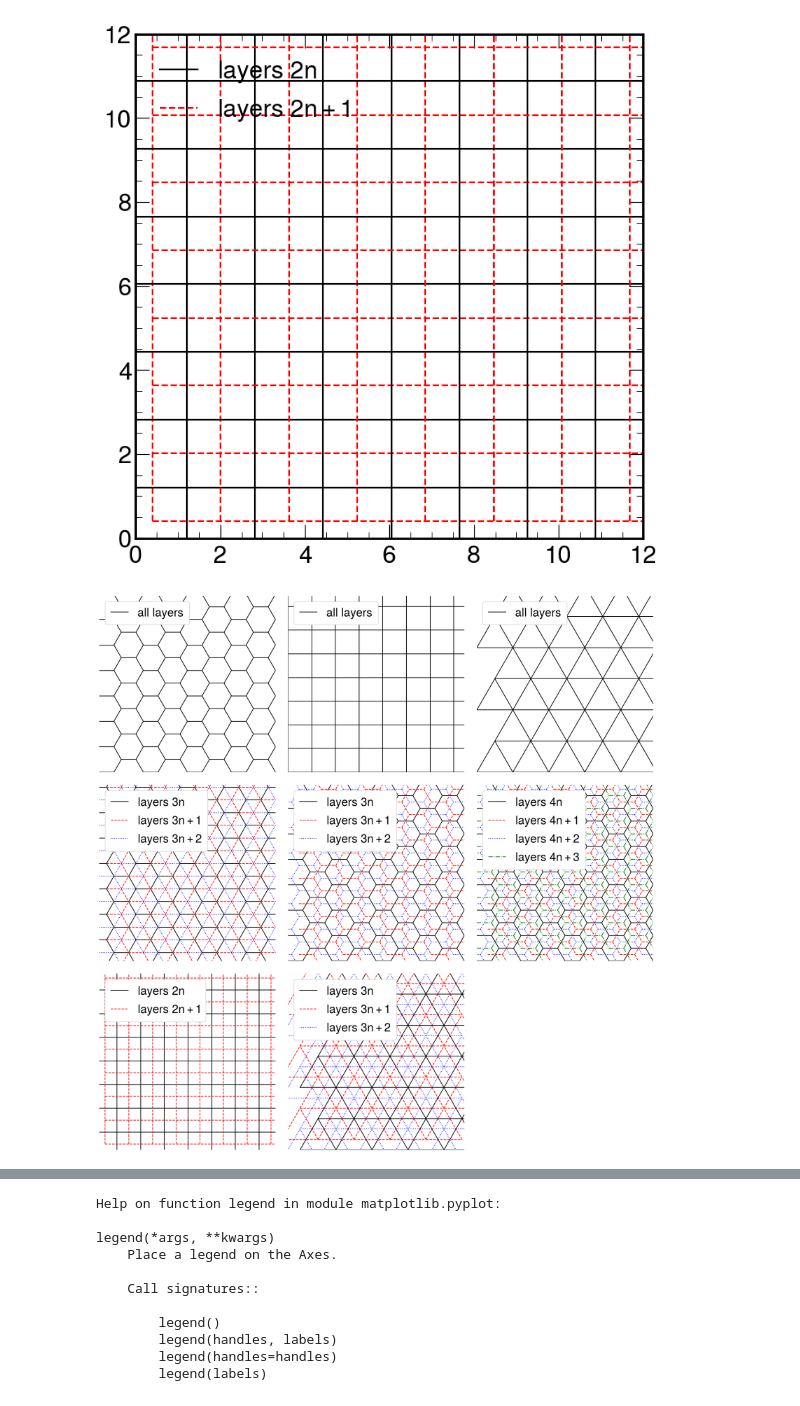
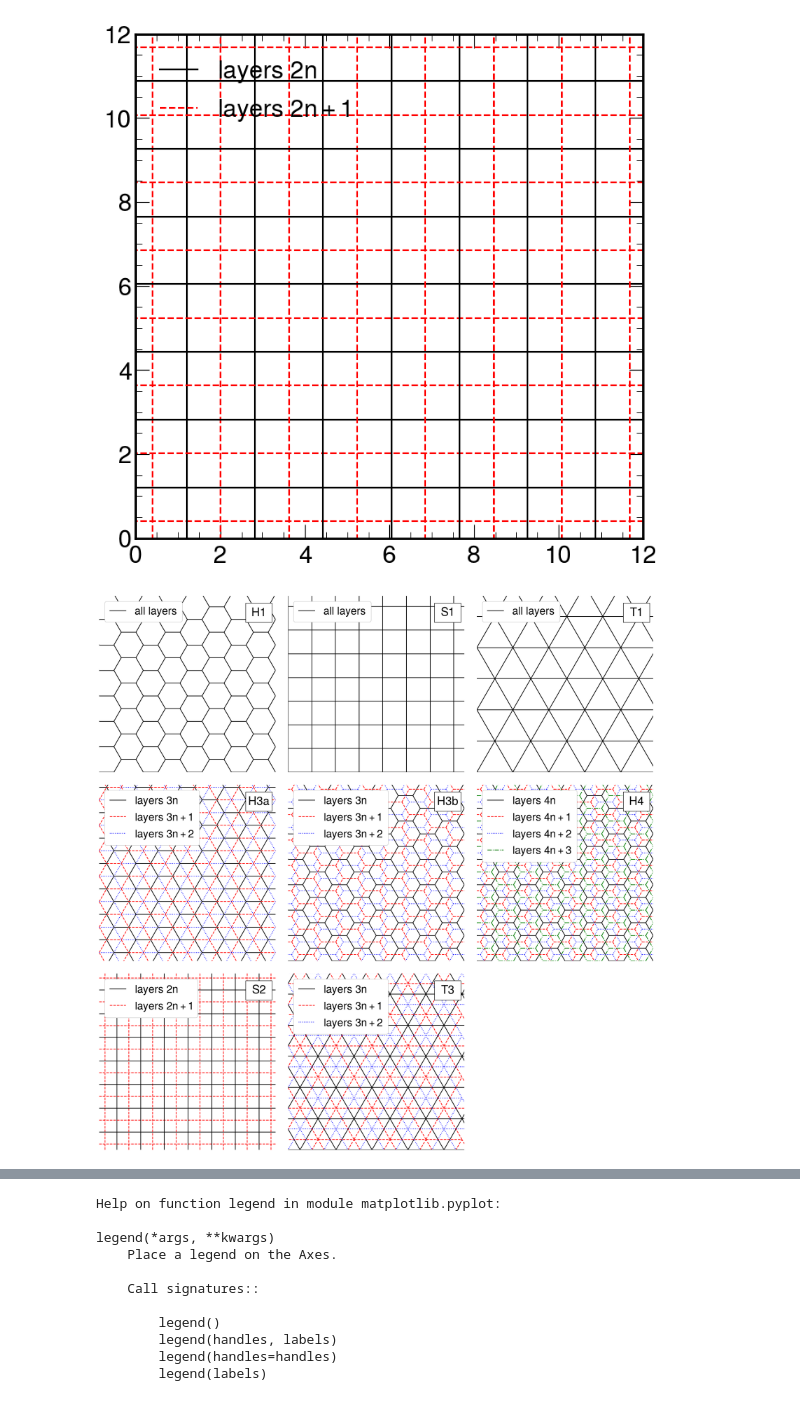
Before and after one commit to sebouh137/staggered_tesselations, a Jupyter notebook: InterleavedHexagons.ipynb, the cells around one changed output, grey strips where cells are left out. Drawn from its saved outputs; the diff is of its cells as text; code cells hidden in the pictures.

```diff
--- a/InterleavedHexagons.ipynb
+++ b/InterleavedHexagons.ipynb
@@ -29,8 +29,8 @@ def draw_hexagons(staggered=True,
         x0s=[0]#np.array(x0s)*0.05
         y0s=[0]#np.array(y0s)*0.05
 
-    for i in range(5):
-        for j in range(16):
+    for i in range(-2,5):
+        for j in range(-2,16):
             for style, x0, y0 in zip(styles, x0s, y0s):
                 plt.plot((x0+s*(3*i+(j%2)*3/2), x0+s*(3*i+1+(j%2)*3/2)),
                          (y0+s*np.sqrt(3)/2*j, y0+s*np.sqrt(3)/2*j), **style)
@@ -68,8 +68,8 @@ def draw_triangles(staggered=True):
         x0s=[0]#np.array(x0s)*.05
         y0s=[0]#np.array(y0s)*.05
 
-    for i in range(5):
-        for j in range(16):
+    for i in range(-2,5):
+        for j in range(-2,16):
             for style, x0, y0 in zip(styles, x0s, y0s):
                 plt.plot((x0+s*(i+(j%2)/2), x0+s*(i+1+(j%2)/2)),
                          (y0+s*np.sqrt(3)/2*j, y0+s*np.sqrt(3)/2*j), **style)
@@ -114,8 +114,8 @@ def draw_squares(staggered=True):
     gridsize=10
     for i in range(gridsize+1):
         for style, x0, y0 in zip(styles, x0s, y0s):
-            plt.plot((x0, x0+s*gridsize), (y0+s*i, y0+s*i), **style)
-            plt.plot((x0+i*s, x0+i*s), (y0, y0+s*gridsize), **style)
+            plt.plot((x0-s, x0+s*gridsize), (y0+s*i, y0+s*i), **style)
+            plt.plot((x0+i*s, x0+i*s), (y0-s, y0+s*gridsize), **style)
 
 
 draw_squares(True)
@@ -131,7 +131,7 @@ plt.xlim(0,12)
 plt.ylim(0,12)
 plt.show()
 # %% [output]
-[figure, old version]
+[figure, new version]
 # %%
 fig, axs = plt.subplots(3, 3, figsize=(18, 18),sharex=True, sharey=True)
 
@@ -141,40 +141,41 @@ draw_funcs=(draw_hexagons,draw_squares, draw_triangles,
 stagger=(False, False, False, True, True, True, True, True)
 add_args=({}, {}, {},
           dict(x0s=(-1/2, 1/2, 0),y0s=(-np.sqrt(3)/6, -np.sqrt(3)/6, np.sqrt(3)/3)),
          dict(x0s=(0, 3/4, -3/4),y0s=(0, np.sqrt(3)/4,np.sqrt(3)/4)),
          dict(x0s=(0, 3/4, -3/4,0),y0s=(0, np.sqrt(3)/4,np.sqrt(3)/4, np.sqrt(3)/2)),
          {},{})
 nlayergroups=(1, 1, 1, 3, 3,4, 2, 3)
 
 names="H1 S1 T1 H3a H3b H4 S2 T3".split()
 
 for i in range(8):
     plt.sca(axs[i//3][i%3])
     draw_funcs[i](stagger[i], **(add_args[i]))
     plt.axis("off")
     if nlayergroups[i]!=1:
         labels=[f"layers ${nlayergroups[i]}n$"] + [f"layers ${nlayergroups[i]}n+{j}$" for j in range(1,nlayergroups[i])]
     else :
         labels=["all layers"]
     handles=[]
     for k in range(nlayergroups[i]):
         handles.append(plt.plot([],[], **styles[k],label=labels[k])[0])
 
-    plt.legend(framealpha=1, loc='upper left', frameon=True, fontsize=26)#, title=names[i])
-    #import matplotlib as mpl
-    #a=0.83,0.85
-    #plt.gca().add_patch(mpl.patches.Rectangle(a, 0.15,0.11, transform=plt.gca().transAxes, facecolor='w',
-    #                                         zorder=3, edgecolor='k'))
-    #plt.text(a[0]+.02, a[1]+.02, names[i], transform=plt.gca().transAxes)
+    plt.legend(framealpha=1, loc='upper left', frameon=True, fontsize=24)#, title=names[i])
+    import matplotlib as mpl
+    a=0.83,0.85
+    w,h=0.15, 0.11
+    plt.gca().add_patch(mpl.patches.Rectangle(a, w,h, transform=plt.gca().transAxes, facecolor='w',
+                                             zorder=3, edgecolor='k'))
+    plt.text(a[0]+w/2, a[1]+h/2, names[i], transform=plt.gca().transAxes, ha='center', va='center')
 
 plt.xlim(0,12)
 plt.ylim(0,12)
 axs[2][2].axis("off")
 plt.tight_layout()
 plt.savefig("tesselations.pdf")
 plt.show()
 # %% [output]
-[figure, old version]
+[figure, new version]
 # %%
 fig, axs = plt.subplots(2, 3, figsize=(16, 16*2/3),sharex=True, sharey=True)
 
```
Also changed, not shown: parts of 5 cells of this notebook, 2 other files.
